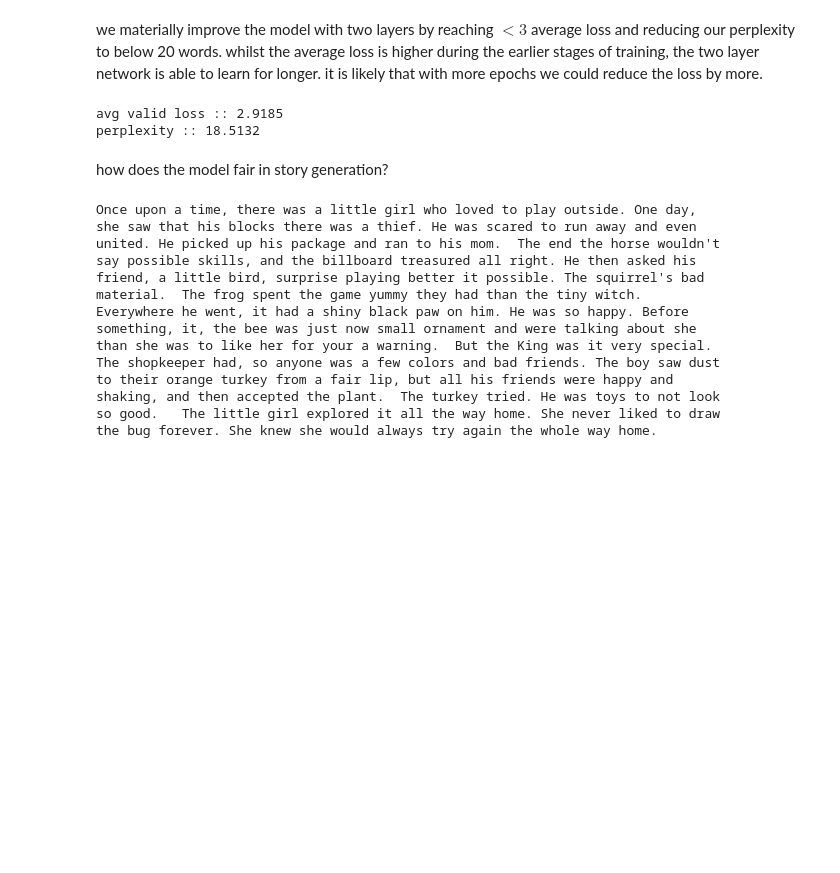
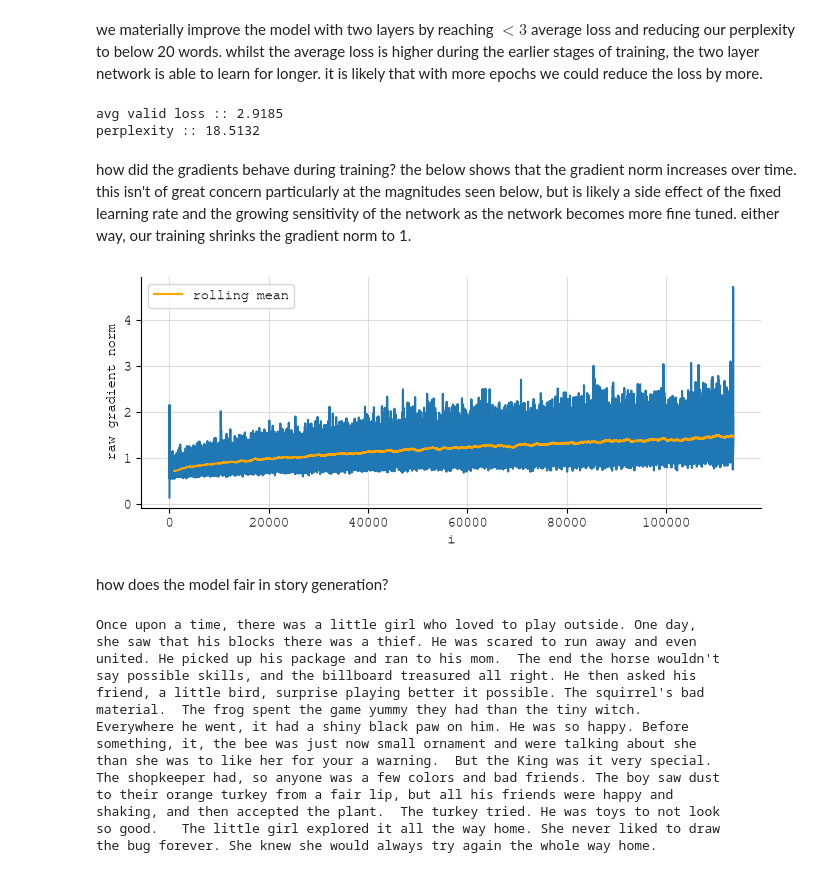
Before and after one commit to notoverfit/storyteller, a Jupyter notebook: src/notebooks/lstm/02-lstm-language-model.ipynb, the cells around one changed output. Cells and saved outputs as stored; diff of their text form; code cells hidden in the pictures; blank space fills up the shorter version.

Commit message:
research: gradient norm commentary

```diff
--- a/src/notebooks/lstm/02-lstm-language-model.ipynb
+++ b/src/notebooks/lstm/02-lstm-language-model.ipynb
@@ -530,6 +530,22 @@ print(f'perplexity :: {round(perplexity, 4)}')
 # %% [output]
 avg valid loss :: 2.9185
 perplexity :: 18.5132
+# %% [markdown]
+how did the gradients behave during training? the below shows that the gradient norm increases over time. this isn't of great concern particularly at the magnitudes seen below, but is likely a side effect of the fixed learning rate and the growing sensitivity of the network as the network becomes more fine tuned. either way, our training shrinks the gradient norm to 1.
+# %%
+loss_hist_v3_df = pd.DataFrame(loss_hist_v3)
+loss_hist_v3_df['grad_norm_val'] = loss_hist_v3_df['grad_norm'].transform(lambda x: x.item())
+loss_hist_v3_df['grad_norm_roll'] = loss_hist_v3_df['grad_norm_val'].rolling(window=1000).mean()
+
+plt.figure(figsize=(8, 3))
+plt.plot(loss_hist_v3_df['i'], loss_hist_v3_df['grad_norm_val'])
+plt.plot(loss_hist_v3_df['i'], loss_hist_v3_df['grad_norm_roll'], color = 'orange', label='rolling mean')
+plt.xlabel('i'); plt.ylabel('raw gradient norm')
+plt.grid(alpha=0.4)
+plt.legend()
+sns.despine()
+# %% [output]
+[figure, added]
 # %% [markdown]
 how does the model fair in story generation?
 # %%
```
